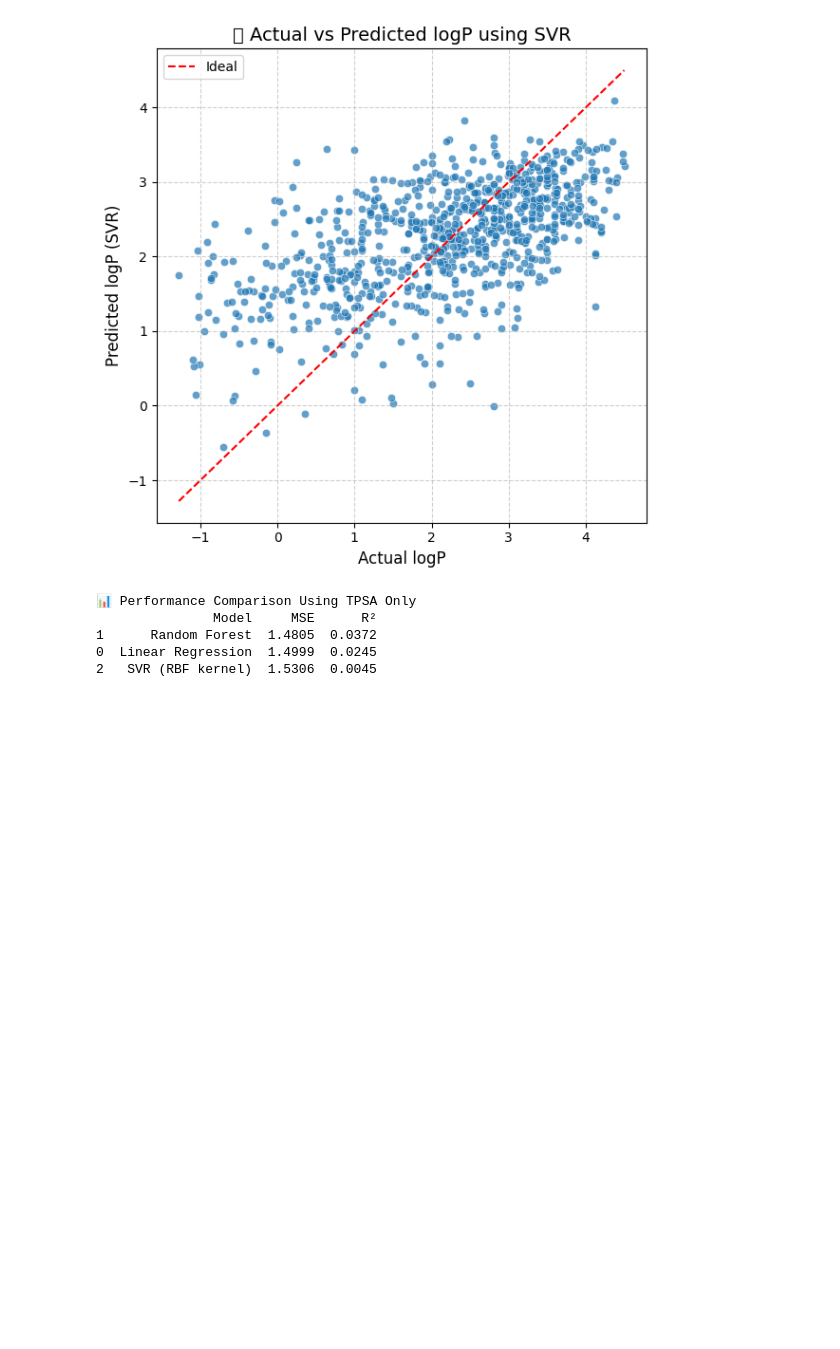
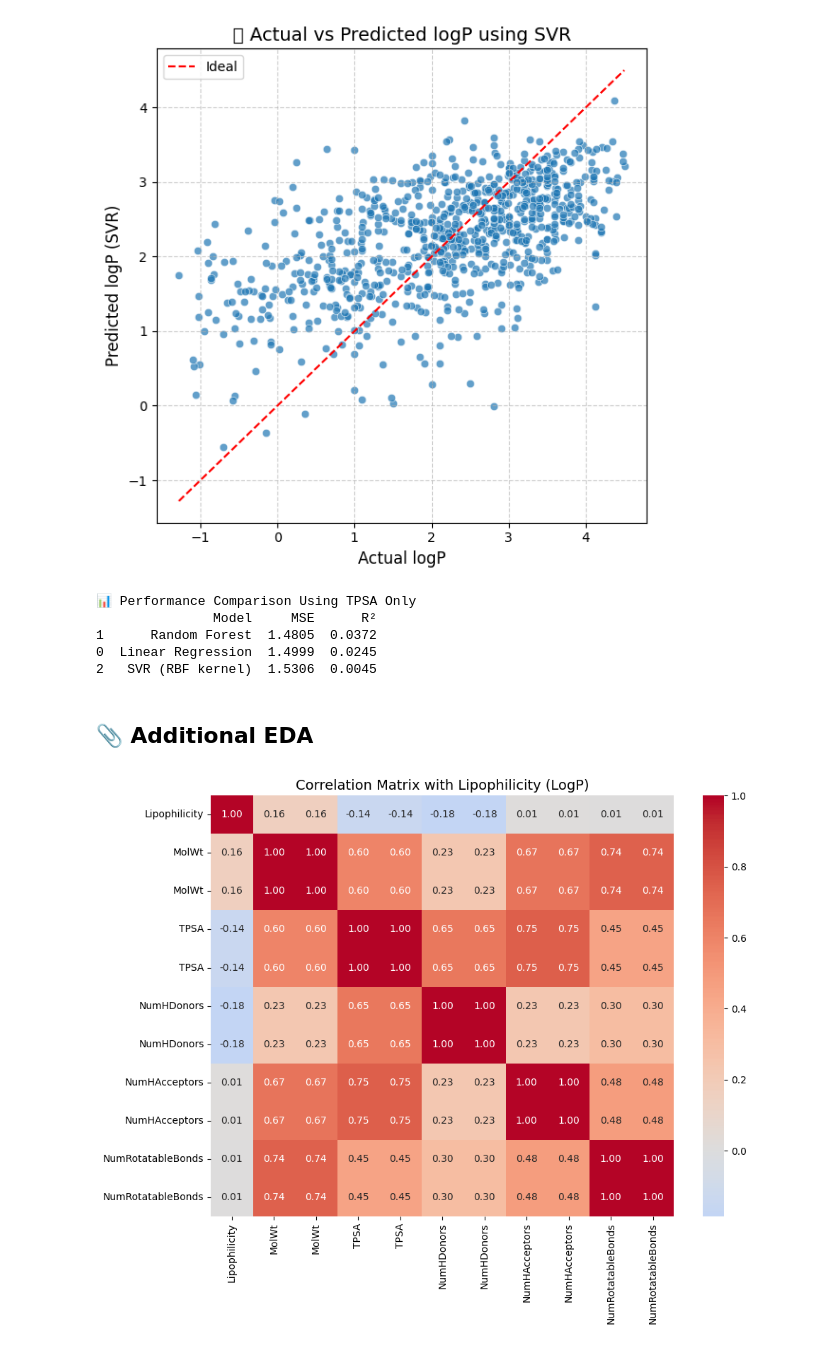
Before and after one commit to Kyeongbin-Tom/logp-tpsa-analysis, a Jupyter notebook: notebooks/LogP_TPSA_Analysis.ipynb, the cells around one changed output. Drawn from its saved outputs; the diff is of its cells as text; code cells hidden in the pictures; blank space fills up the shorter version.

```diff
--- a/notebooks/LogP_TPSA_Analysis.ipynb
+++ b/notebooks/LogP_TPSA_Analysis.ipynb
@@ -671,3 +602,32 @@ print(results_df)
 1      Random Forest  1.4805  0.0372
 0  Linear Regression  1.4999  0.0245
 2   SVR (RBF kernel)  1.5306  0.0045
+# %% [markdown]
+## 📎 Additional EDA
+# %%
+# Correlation Heatmap between Lipophilicity and Descriptors
+
+# Merge the main dataframe with the calculated descriptors
+df_full = pd.concat([df, desc_df], axis=1)
+
+# Define all possible descriptor columns to include in the correlation matrix
+all_possible_cols = [
+    "Lipophilicity", "MolWt", "TPSA",
+    "NumHDonors", "NumHAcceptors",
+    "NumRotatableBonds", "RingCount", "AromaticProportion"
+]
+
+# Select only the columns that exist in the current dataframe
+numeric_cols = [col for col in all_possible_cols if col in df_full.columns]
+
+# Compute the correlation matrix
+corr_matrix = df_full[numeric_cols].corr()
+
+# Plot the heatmap
+plt.figure(figsize=(10, 8))
+sns.heatmap(corr_matrix, annot=True, cmap='coolwarm', center=0, fmt=".2f")
+plt.title("Correlation Matrix with Lipophilicity (LogP)", fontsize=14)
+plt.tight_layout()
+plt.show()
+# %% [output]
+[figure, added]
```
Also changed, not shown: parts of 9 cells of this notebook.
